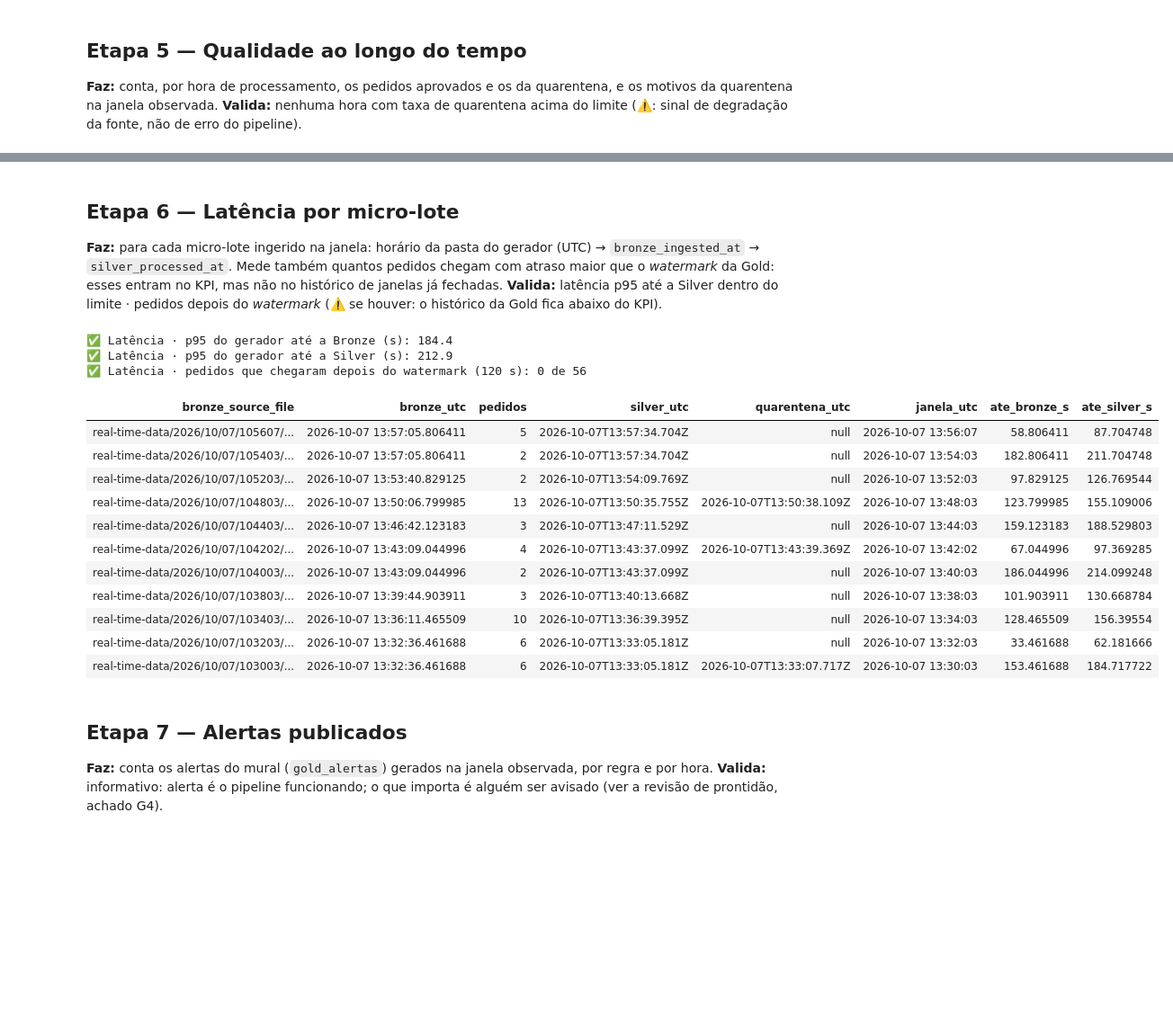
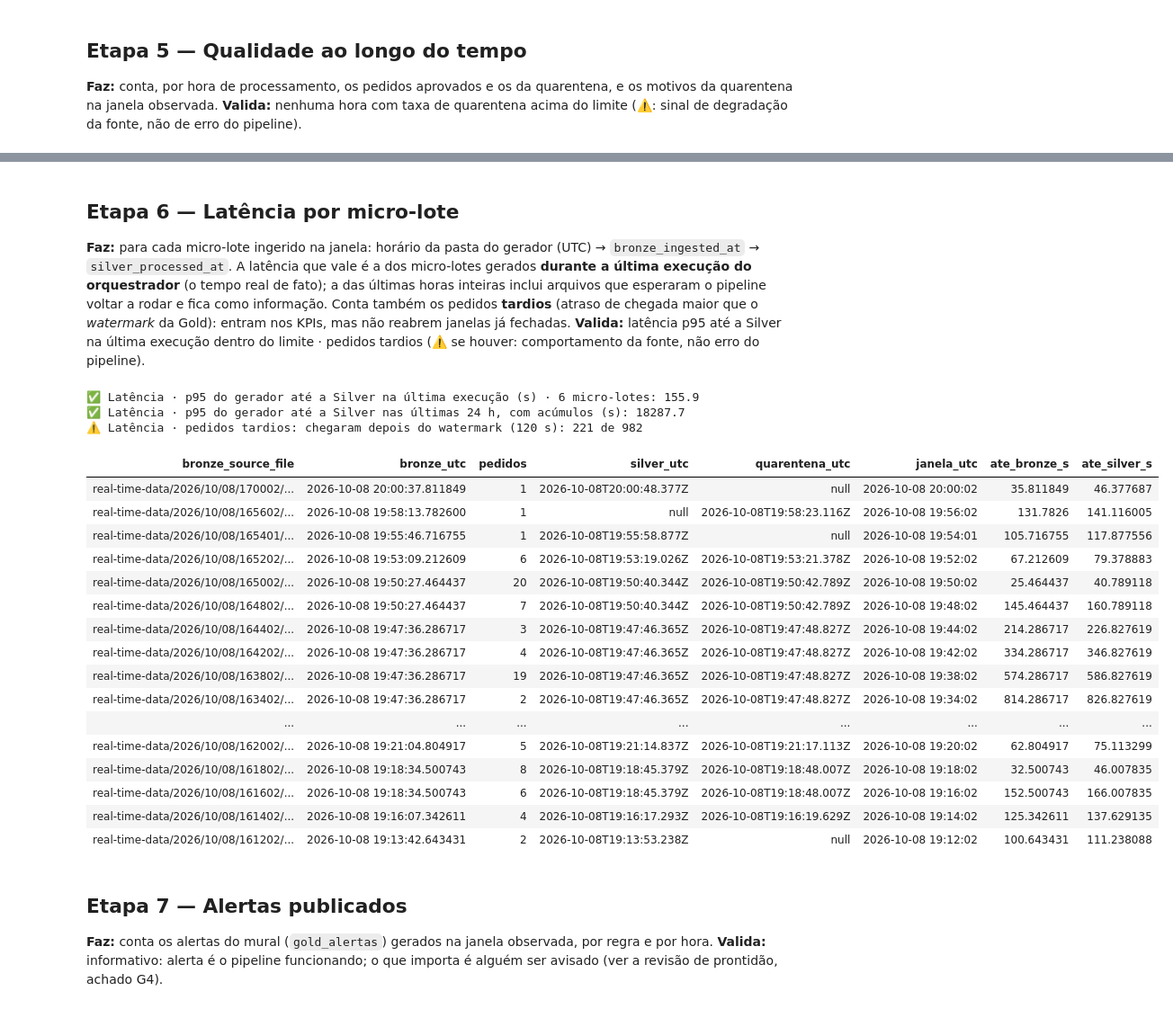
Before and after one commit to GeovanyADCancio/estagio-empregadados-turma-2, a Jupyter notebook: 10_monitoramento_pipeline.ipynb, the cells around one changed output, grey strips where cells are left out. Shown at 90% size. Saved outputs shown, nothing was run; the diff lists cells and outputs as text; code cells hidden in the pictures; blank space fills up the shorter version.

Commit message:
update: ajustes nos notebooks e documentacao do pipeline

```diff
--- a/10_monitoramento_pipeline.ipynb
+++ b/10_monitoramento_pipeline.ipynb
@@ -227,10 +231,15 @@ ciclos["duracao_s"] = ciclos[[f"{e}_s" for e in ETAPAS.values()]].sum(axis=1) if
 com_erro = ciclos[(ciclos[[f"{e}_status" for e in ETAPAS.values()]] == "ERRO").any(axis=1)] if len(ciclos) else ciclos
 com_dados = ciclos[ciclos["arquivos_novos"] > 0] if len(ciclos) else ciclos
 p95_ciclo = round(float(com_dados["duracao_s"].quantile(0.95)), 1) if len(com_dados) else None
+ULTIMA_EXECUCAO = ciclos["execucao"].max() if len(ciclos) else None          # nome com data e hora: o maior é o mais recente
+INICIO_ULTIMA = pd.to_datetime(ULTIMA_EXECUCAO.split("_", 1)[1], format="%Y%m%d_%H%M%S") if ULTIMA_EXECUCAO else None
+erros_ultima = com_erro[com_erro["execucao"] == ULTIMA_EXECUCAO] if len(com_erro) else com_erro
+erros_anteriores = com_erro[com_erro["execucao"] != ULTIMA_EXECUCAO] if len(com_erro) else com_erro
 
 # ------------------------------ validação ------------------------------
 avaliar("Orquestração", f"ciclos nas últimas {HORAS} h (com dados)", f"{len(ciclos)} ({len(com_dados)})", True)
-avaliar("Orquestração", "ciclos com erro", len(com_erro), com_erro.empty, critico=True)
+avaliar("Orquestração", f"ciclos com erro na última execução ({ULTIMA_EXECUCAO or 'nenhuma'})", len(erros_ultima), erros_ultima.empty, critico=True)
+avaliar("Orquestração", "ciclos com erro em execuções anteriores (histórico)", len(erros_anteriores), erros_anteriores.empty)
 avaliar("Orquestração", "duração p95 dos ciclos com dados (s)", p95_ciclo, p95_ciclo is None or p95_ciclo <= LIMITES["duracao_ciclo_p95_s"])
 
 # ------------------------------ resultado ------------------------------
@@ -290,57 +308,65 @@ display(motivos) if len(motivos) else None
 # %% [markdown]
 ## Etapa 6 — Latência por micro-lote
 **Faz:** para cada micro-lote ingerido na janela: horário da pasta do gerador (UTC) → `bronze_ingested_at` → `silver_processed_at`.
-Mede também quantos pedidos chegam com atraso maior que o *watermark* da Gold: esses entram no KPI, mas não no histórico de janelas já fechadas.
-**Valida:** latência p95 até a Silver dentro do limite · pedidos depois do *watermark* (⚠️ se houver: o histórico da Gold fica abaixo do KPI).
+A latência que vale é a dos micro-lotes gerados **durante a última execução do orquestrador** (o tempo real de fato); a das últimas horas inteiras inclui
+arquivos que esperaram o pipeline voltar a rodar e fica como informação.
+Conta também os pedidos **tardios** (atraso de chegada maior que o *watermark* da Gold): entram nos KPIs, mas não reabrem janelas já fechadas.
+**Valida:** latência p95 até a Silver na última execução dentro do limite · pedidos tardios (⚠️ se houver: comportamento da fonte, não erro do pipeline).
 # %%
 bronze_janela = ler_delta(CAMINHO_BRONZE).filter(F.col("bronze_ingested_at") >= F.lit(INICIO.to_pydatetime()))
 por_arquivo = bronze_janela.groupBy("bronze_source_file").agg(F.max("bronze_ingested_at").alias("bronze_utc"), F.count("*").alias("pedidos"))
 for caminho, rotulo in [(CAMINHO_SILVER, "silver_utc"), (CAMINHO_QUARANTINE, "quarentena_utc")]:
     if tabela_delta_existe(caminho):
         destino = (ler_delta(caminho).filter(F.col("silver_processed_at") >= F.lit(INICIO.to_pydatetime()))
                    .groupBy("bronze_source_file").agg(F.max("silver_processed_at").alias(rotulo)))
         por_arquivo = por_arquivo.join(destino, "bronze_source_file", "left")
 latencia = por_arquivo.toPandas()
 if len(latencia):
     latencia["janela_utc"] = janela_utc(latencia["bronze_source_file"]).values
     processado = latencia[[c for c in ("silver_utc", "quarentena_utc") if c in latencia]].apply(pd.to_datetime).max(axis=1)
     latencia["ate_bronze_s"] = (pd.to_datetime(latencia["bronze_utc"]) - latencia["janela_utc"]).dt.total_seconds()
     latencia["ate_silver_s"] = (processado - latencia["janela_utc"]).dt.total_seconds()
-p95 = lambda c: round(float(latencia[c].quantile(0.95)), 1) if len(latencia) and latencia[c].notna().any() else None
+p95 = lambda df, c: round(float(df[c].quantile(0.95)), 1) if len(df) and df[c].notna().any() else None
+ao_vivo = latencia[latencia["janela_utc"] >= INICIO_ULTIMA] if len(latencia) and INICIO_ULTIMA is not None else latencia.iloc[0:0]
 
 # Atraso de chegada de cada pedido: pasta do gerador − dt_pedido (os dois no horário do gerador, como chegam no raw)
 atrasados = (bronze_janela
              .withColumn("janela", F.to_timestamp(F.regexp_extract("bronze_source_file", PADRAO_JANELA, 1), "yyyy/MM/dd/HHmmss"))
              .agg(F.count("*").alias("pedidos"),
                   F.sum(((F.unix_timestamp("janela") - F.unix_timestamp("dt_pedido")) > WATERMARK_S).cast("int")).alias("depois_do_watermark"))
              .first())
 
 # ------------------------------ validação ------------------------------
-avaliar("Latência", "p95 do gerador até a Bronze (s)", p95("ate_bronze_s"), True)
-avaliar("Latência", "p95 do gerador até a Silver (s)", p95("ate_silver_s"),
-        p95("ate_silver_s") is None or p95("ate_silver_s") <= LIMITES["latencia_silver_p95_s"])
-avaliar("Latência", f"pedidos que chegaram depois do watermark ({WATERMARK_S} s)",
+avaliar("Latência", f"p95 do gerador até a Silver na última execução (s) · {len(ao_vivo)} micro-lotes", p95(ao_vivo, "ate_silver_s"),
+        p95(ao_vivo, "ate_silver_s") is None or p95(ao_vivo, "ate_silver_s") <= LIMITES["latencia_silver_p95_s"])
+avaliar("Latência", f"p95 do gerador até a Silver nas últimas {HORAS} h, com acúmulos (s)", p95(latencia, "ate_silver_s"), True)
+avaliar("Latência", f"pedidos tardios: chegaram depois do watermark ({WATERMARK_S} s)",
         f"{atrasados['depois_do_watermark'] or 0} de {atrasados['pedidos']}", not atrasados["depois_do_watermark"])
 
 # ------------------------------ resultado ------------------------------
 if len(latencia):
     display(latencia.sort_values("janela_utc", ascending=False).astype({"janela_utc": str, "bronze_utc": str}).head(20))
 # %% [output]
-✅ Latência · p95 do gerador até a Bronze (s): 184.4
-✅ Latência · p95 do gerador até a Silver (s): 212.9
-✅ Latência · pedidos que chegaram depois do watermark (120 s): 0 de 56
+✅ Latência · p95 do gerador até a Silver na última execução (s) · 6 micro-lotes: 155.9
+✅ Latência · p95 do gerador até a Silver nas últimas 24 h, com acúmulos (s): 18287.7
+⚠️ Latência · pedidos tardios: chegaram depois do watermark (120 s): 221 de 982
 | bronze_source_file | bronze_utc | pedidos | silver_utc | quarentena_utc | janela_utc | ate_bronze_s | ate_silver_s |
-| real-time-data/2026/10/07/105607/... | 2026-10-07 13:57:05.806411 | 5 | 2026-10-07T13:57:34.704Z | null | 2026-10-07 13:56:07 | 58.806411 | 87.704748 |
-| real-time-data/2026/10/07/105403/... | 2026-10-07 13:57:05.806411 | 2 | 2026-10-07T13:57:34.704Z | null | 2026-10-07 13:54:03 | 182.806411 | 211.704748 |
-| real-time-data/2026/10/07/105203/... | 2026-10-07 13:53:40.829125 | 2 | 2026-10-07T13:54:09.769Z | null | 2026-10-07 13:52:03 | 97.829125 | 126.769544 |
-| real-time-data/2026/10/07/104803/... | 2026-10-07 13:50:06.799985 | 13 | 2026-10-07T13:50:35.755Z | 2026-10-07T13:50:38.109Z | 2026-10-07 13:48:03 | 123.799985 | 155.109006 |
-| real-time-data/2026/10/07/104403/... | 2026-10-07 13:46:42.123183 | 3 | 2026-10-07T13:47:11.529Z | null | 2026-10-07 13:44:03 | 159.123183 | 188.529803 |
-| real-time-data/2026/10/07/104202/... | 2026-10-07 13:43:09.044996 | 4 | 2026-10-07T13:43:37.099Z | 2026-10-07T13:43:39.369Z | 2026-10-07 13:42:02 | 67.044996 | 97.369285 |
-| real-time-data/2026/10/07/104003/... | 2026-10-07 13:43:09.044996 | 2 | 2026-10-07T13:43:37.099Z | null | 2026-10-07 13:40:03 | 186.044996 | 214.099248 |
-| real-time-data/2026/10/07/103803/... | 2026-10-07 13:39:44.903911 | 3 | 2026-10-07T13:40:13.668Z | null | 2026-10-07 13:38:03 | 101.903911 | 130.668784 |
-| real-time-data/2026/10/07/103403/... | 2026-10-07 13:36:11.465509 | 10 | 2026-10-07T13:36:39.395Z | null | 2026-10-07 13:34:03 | 128.465509 | 156.39554 |
-| real-time-data/2026/10/07/103203/... | 2026-10-07 13:32:36.461688 | 6 | 2026-10-07T13:33:05.181Z | null | 2026-10-07 13:32:03 | 33.461688 | 62.181666 |
-| real-time-data/2026/10/07/103003/... | 2026-10-07 13:32:36.461688 | 6 | 2026-10-07T13:33:05.181Z | 2026-10-07T13:33:07.717Z | 2026-10-07 13:30:03 | 153.461688 | 184.717722 |
+| real-time-data/2026/10/08/170002/... | 2026-10-08 20:00:37.811849 | 1 | 2026-10-08T20:00:48.377Z | null | 2026-10-08 20:00:02 | 35.811849 | 46.377687 |
+| real-time-data/2026/10/08/165602/... | 2026-10-08 19:58:13.782600 | 1 | null | 2026-10-08T19:58:23.116Z | 2026-10-08 19:56:02 | 131.7826 | 141.116005 |
+| real-time-data/2026/10/08/165401/... | 2026-10-08 19:55:46.716755 | 1 | 2026-10-08T19:55:58.877Z | null | 2026-10-08 19:54:01 | 105.716755 | 117.877556 |
+| real-time-data/2026/10/08/165202/... | 2026-10-08 19:53:09.212609 | 6 | 2026-10-08T19:53:19.026Z | 2026-10-08T19:53:21.378Z | 2026-10-08 19:52:02 | 67.212609 | 79.378883 |
+| real-time-data/2026/10/08/165002/... | 2026-10-08 19:50:27.464437 | 20 | 2026-10-08T19:50:40.344Z | 2026-10-08T19:50:42.789Z | 2026-10-08 19:50:02 | 25.464437 | 40.789118 |
+| real-time-data/2026/10/08/164802/... | 2026-10-08 19:50:27.464437 | 7 | 2026-10-08T19:50:40.344Z | 2026-10-08T19:50:42.789Z | 2026-10-08 19:48:02 | 145.464437 | 160.789118 |
+| real-time-data/2026/10/08/164402/... | 2026-10-08 19:47:36.286717 | 3 | 2026-10-08T19:47:46.365Z | 2026-10-08T19:47:48.827Z | 2026-10-08 19:44:02 | 214.286717 | 226.827619 |
+| real-time-data/2026/10/08/164202/... | 2026-10-08 19:47:36.286717 | 4 | 2026-10-08T19:47:46.365Z | 2026-10-08T19:47:48.827Z | 2026-10-08 19:42:02 | 334.286717 | 346.827619 |
+| real-time-data/2026/10/08/163802/... | 2026-10-08 19:47:36.286717 | 19 | 2026-10-08T19:47:46.365Z | 2026-10-08T19:47:48.827Z | 2026-10-08 19:38:02 | 574.286717 | 586.827619 |
+| real-time-data/2026/10/08/163402/... | 2026-10-08 19:47:36.286717 | 2 | 2026-10-08T19:47:46.365Z | 2026-10-08T19:47:48.827Z | 2026-10-08 19:34:02 | 814.286717 | 826.827619 |
+| ... | ... | ... | ... | ... | ... | ... | ... |
+| real-time-data/2026/10/08/162002/... | 2026-10-08 19:21:04.804917 | 5 | 2026-10-08T19:21:14.837Z | 2026-10-08T19:21:17.113Z | 2026-10-08 19:20:02 | 62.804917 | 75.113299 |
+| real-time-data/2026/10/08/161802/... | 2026-10-08 19:18:34.500743 | 8 | 2026-10-08T19:18:45.379Z | 2026-10-08T19:18:48.007Z | 2026-10-08 19:18:02 | 32.500743 | 46.007835 |
+| real-time-data/2026/10/08/161602/... | 2026-10-08 19:18:34.500743 | 6 | 2026-10-08T19:18:45.379Z | 2026-10-08T19:18:48.007Z | 2026-10-08 19:16:02 | 152.500743 | 166.007835 |
+| real-time-data/2026/10/08/161402/... | 2026-10-08 19:16:07.342611 | 4 | 2026-10-08T19:16:17.293Z | 2026-10-08T19:16:19.629Z | 2026-10-08 19:14:02 | 125.342611 | 137.629135 |
+| real-time-data/2026/10/08/161202/... | 2026-10-08 19:13:42.643431 | 2 | 2026-10-08T19:13:53.238Z | null | 2026-10-08 19:12:02 | 100.643431 | 111.238088 |
 # %% [markdown]
 ## Etapa 7 — Alertas publicados
 **Faz:** conta os alertas do mural (`gold_alertas`) gerados na janela observada, por regra e por hora.
```
Also changed, not shown: parts of 10 cells of this notebook, 9 other files.
